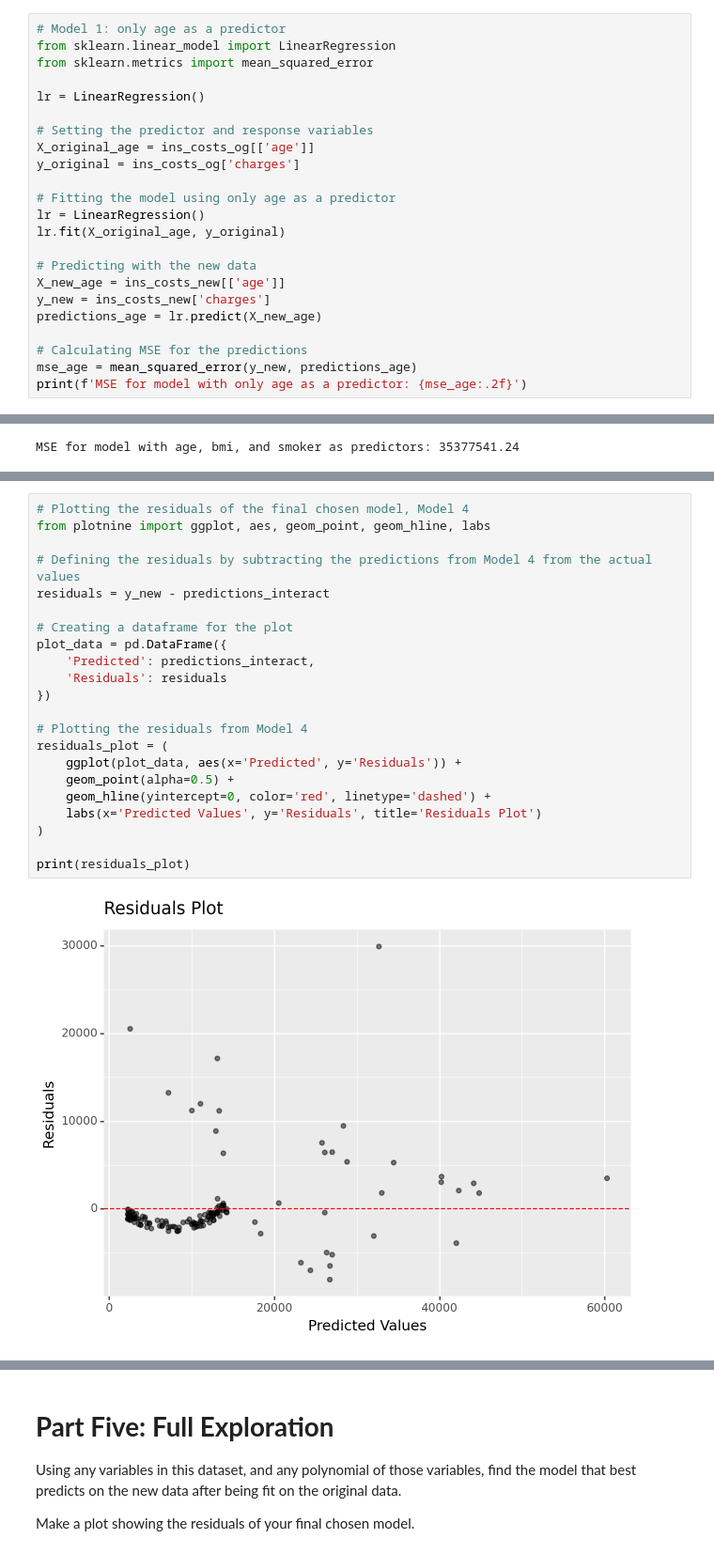
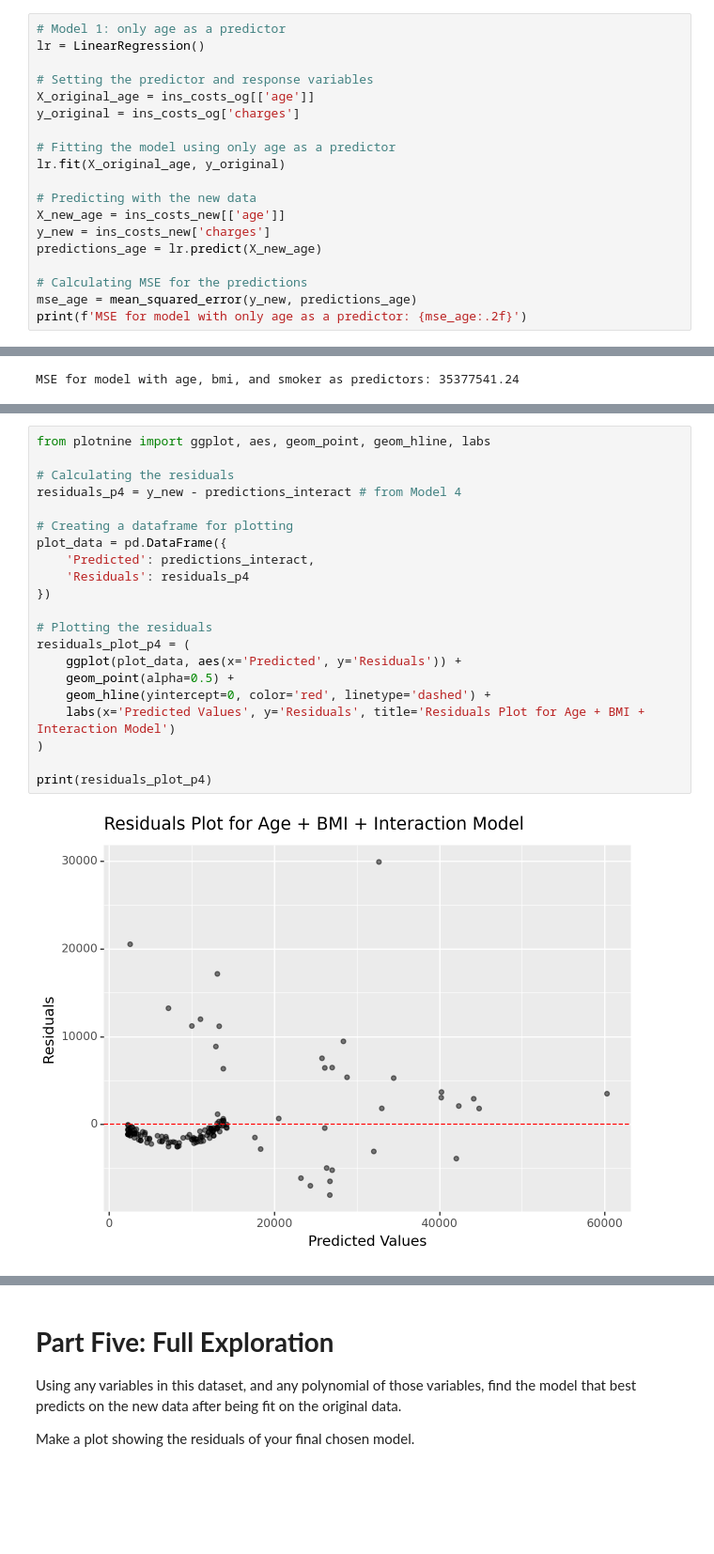
Before and after one commit to jlee932cp/GSB544_JosephLee_Labs, a Jupyter notebook: Lab5_JosephLee.ipynb, the cells around one changed output, grey strips where cells are left out. Shown at 94% size. Drawn from its saved outputs; the diff is of its cells as text; blank space fills up the shorter version.

```diff
--- a/Lab5_JosephLee.ipynb
+++ b/Lab5_JosephLee.ipynb
@@ -495,9 +485,6 @@ ins_costs_og = pd.read_csv('https://www.dropbox.com/s/bocjjyo1ehr5auz/insurance_
 ins_costs_new = pd.read_csv('https://www.dropbox.com/s/sky86agc4s8c6qe/insurance_costs_2.csv?dl=1')
 # %%
 # Model 1: only age as a predictor
-from sklearn.linear_model import LinearRegression
-from sklearn.metrics import mean_squared_error
-
 lr = LinearRegression()
 
 # Setting the predictor and response variables
@@ -505,7 +492,6 @@ X_original_age = ins_costs_og[['age']]
 y_original = ins_costs_og['charges']
 
 # Fitting the model using only age as a predictor
-lr = LinearRegression()
 lr.fit(X_original_age, y_original)
 
 # Predicting with the new data
@@ -640,24 +620,23 @@ Based on the MSE for each model's new prediction, the best model is Age + BMI +
 # %%
-# Plotting the residuals of the final chosen model, Model 4
 from plotnine import ggplot, aes, geom_point, geom_hline, labs
 
-# Defining the residuals by subtracting the predictions from Model 4 from the actual values
-residuals = y_new - predictions_interact
+# Calculating the residuals
+residuals_p4 = y_new - predictions_interact # from Model 4
 
-# Creating a dataframe for the plot
+# Creating a dataframe for plotting
 plot_data = pd.DataFrame({
     'Predicted': predictions_interact,
-    'Residuals': residuals
+    'Residuals': residuals_p4
 })
 
-# Plotting the residuals from Model 4
-residuals_plot = (
+# Plotting the residuals
+residuals_plot_p4 = (
     ggplot(plot_data, aes(x='Predicted', y='Residuals')) +
     geom_point(alpha=0.5) +
     geom_hline(yintercept=0, color='red', linetype='dashed') +
-    labs(x='Predicted Values', y='Residuals', title='Residuals Plot')
+    labs(x='Predicted Values', y='Residuals', title='Residuals Plot for Age + BMI + Interaction Model')
 )
 
-print(residuals_plot)
+print(residuals_plot_p4)
 # %% [output]
-[figure, old version]
+[figure, new version]
```
Also changed, not shown: parts of 56 cells of this notebook, 1 other file.
